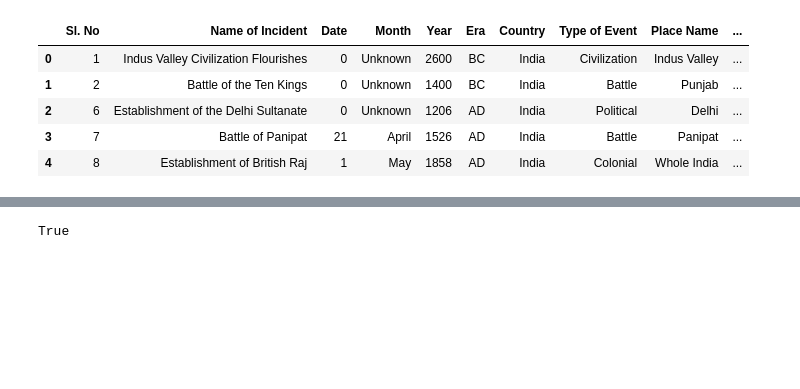
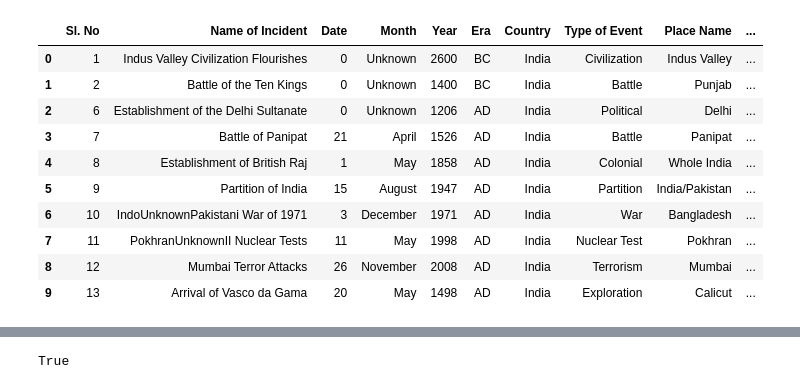
Before and after one commit to Ailisha12/parquet, a Jupyter notebook: norm.ipynb, the cells around one changed output, grey strips where cells are left out. Saved outputs shown, nothing was run; the diff lists cells and outputs as text; code cells hidden in the pictures; blank space fills up the shorter version.

```diff
--- a/norm.ipynb
+++ b/norm.ipynb
@@ -65,12 +71,17 @@ memory usage: 102.9+ KB
 # %%
-date.head()
+date.head(10)
 # %% [output]
 |  | Sl. No | Name of Incident | Date | Month | Year | Era | Country | Type of Event | Place Name | ... |
 | 0 | 1 | Indus Valley Civilization Flourishes | 0 | Unknown | 2600 | BC | India | Civilization | Indus Valley | ... |
 | 1 | 2 | Battle of the Ten Kings | 0 | Unknown | 1400 | BC | India | Battle | Punjab | ... |
 | 2 | 6 | Establishment of the Delhi Sultanate | 0 | Unknown | 1206 | AD | India | Political | Delhi | ... |
 | 3 | 7 | Battle of Panipat | 21 | April | 1526 | AD | India | Battle | Panipat | ... |
 | 4 | 8 | Establishment of British Raj | 1 | May | 1858 | AD | India | Colonial | Whole India | ... |
+| 5 | 9 | Partition of India | 15 | August | 1947 | AD | India | Partition | India/Pakistan | ... |
+| 6 | 10 | IndoUnknownPakistani War of 1971 | 3 | December | 1971 | AD | India | War | Bangladesh | ... |
+| 7 | 11 | PokhranUnknownII Nuclear Tests | 11 | May | 1998 | AD | India | Nuclear Test | Pokhran | ... |
+| 8 | 12 | Mumbai Terror Attacks | 26 | November | 2008 | AD | India | Terrorism | Mumbai | ... |
+| 9 | 13 | Arrival of Vasco da Gama | 20 | May | 1498 | AD | India | Exploration | Calicut | ... |
 # %%
 date['Date'] = date['Date'].replace('Unknown', pd.NA)
 date['Date'] = pd.to_numeric(date['Date'], errors='coerce').fillna(0).astype(int)
```
Also changed, not shown: parts of 14 cells of this notebook, 10 other files.
